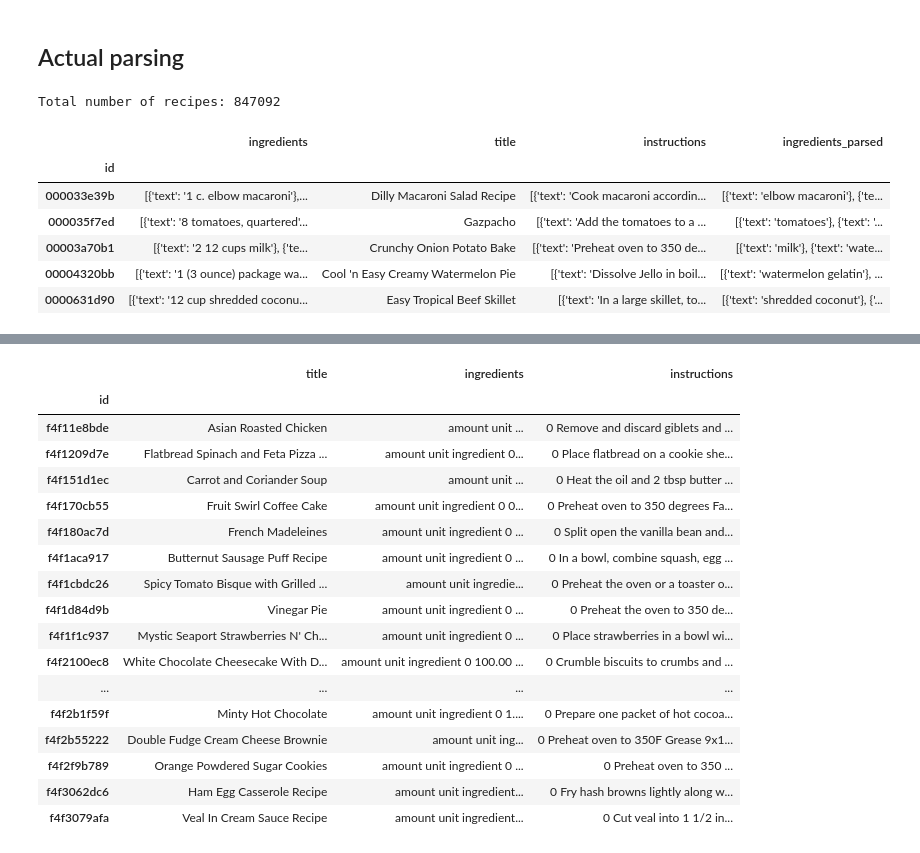
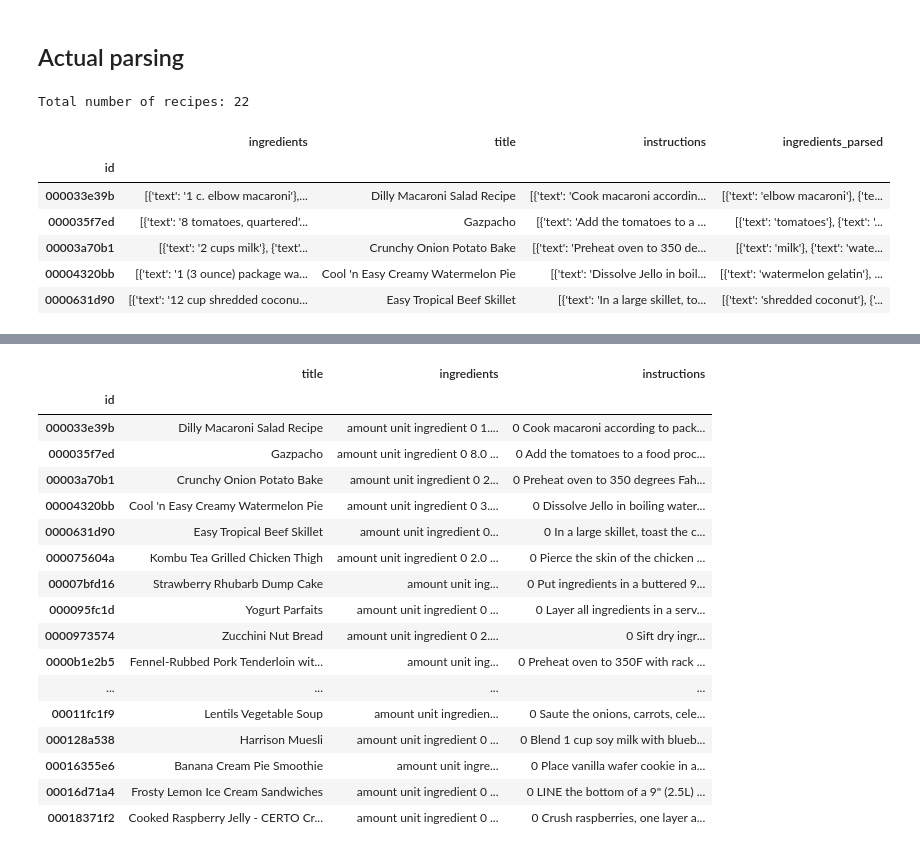
Before and after one commit to mscholl96/mad-recime, a Jupyter notebook: data/recipe1M/parser/parser.ipynb, the cells around one changed output, grey strips where cells are left out. Cells and saved outputs as stored; diff of their text form; code cells hidden in the pictures.

```diff
--- a/data/recipe1M/parser/parser.ipynb
+++ b/data/recipe1M/parser/parser.ipynb
@@ -39,8 +39,8 @@ from recipe import Recipe
 import requests
 from bs4 import BeautifulSoup
 
-#FILE_DIR = '../'
-FILE_DIR = '/content/drive/My Drive/Datasets/Recipe1M/'
+FILE_DIR = '../'
+#FILE_DIR = '/content/drive/My Drive/Datasets/Recipe1M/'
 # %% [markdown]
 ## Recipe1M data
 Recipe1M comes with various json files containing crawled recipes from the web. For our project, two of them are interesting:
@@ -96,22 +141,6 @@ Removed 149732 recipes with invalid ingredients
 # %%
-def isEmpty(string):
-    return not (string and string.strip())
-
-assert(isEmpty('') == True)
-assert(isEmpty('a b') == False)
-assert(isEmpty('    ') == True)
 
 indices = []
-
-# Replace fractions (such as "1/2")
-fractionRegex = re.compile('\d+/\d+')
-
-# Replace mixed fractions
-mixedFractionRegex = re.compile('\d+(?:\s|\s?\-\s?)\d+/\d+')
-
-# Needed to extract numbers
-numberRegex = re.compile('\d+')
-
 # Scraped amounts of food.com
 df_food_com_amounts = pd.read_pickle(FILE_DIR + 'food_com_amounts_conv.pkl')
 
@@ -142,23 +171,9 @@ for idx, recipe in recipe_data.iterrows():
         indices.append(idx)
         continue
 
+    # Replace numbers in ingredient texts
     for ingredient in recipe['ingredients']:
-        text = ingredient['text']
-        # First all mixed fractions
-        mixedFractions = re.findall(mixedFractionRegex, text)
-        for mixedFraction in mixedFractions:
-            numbers = [int(s) for s in re.findall(numberRegex, mixedFraction)]
-            float_representation = round(numbers[0] + numbers[1]/numbers[2], 2)
-            text = text.replace(mixedFraction, str(float_representation))
-        # Now the remaining fractions
-        fractions = re.findall(fractionRegex, text)
-        for fraction in fractions:
-            numbers = fraction.split('/')
-            float_representation = round(int(numbers[0])/int(numbers[1]), 2)
-            text = text.replace(fraction, str(float_representation))
-
-        # Replace original text
-        ingredient['text'] = text
+        ingredient['text'] = numberReplacement(ingredient['text'])
 
 # Remove the previously determined recipes
 recipe_data = recipe_data.drop(indices).drop(columns=['url'])
@@ -311,16 +303,16 @@ def postprocess(recipe):
 # %%
 recipes = []
 # Sort by ID,
-recipe_data = pd.read_pickle(FILE_DIR + '2022_02_11/layer1_valid.pkl')
+recipe_data = pd.read_pickle(FILE_DIR + 'layer1_valid.pkl')
 print(f'Total number of recipes: {len(recipe_data)}')
 recipe_data.head(5)
 # %% [output]
-Total number of recipes: 847092
+Total number of recipes: 22
 |  | ingredients | title | instructions | ingredients_parsed |
 | id |  |  |  |  |
 | 000033e39b | [{'text': '1 c. elbow macaroni'},... | Dilly Macaroni Salad Recipe | [{'text': 'Cook macaroni accordin... | [{'text': 'elbow macaroni'}, {'te... |
 | 000035f7ed | [{'text': '8 tomatoes, quartered'... | Gazpacho | [{'text': 'Add the tomatoes to a ... | [{'text': 'tomatoes'}, {'text': '... |
-| 00003a70b1 | [{'text': '2 12 cups milk'}, {'te... | Crunchy Onion Potato Bake | [{'text': 'Preheat oven to 350 de... | [{'text': 'milk'}, {'text': 'wate... |
+| 00003a70b1 | [{'text': '2 cups milk'}, {'text'... | Crunchy Onion Potato Bake | [{'text': 'Preheat oven to 350 de... | [{'text': 'milk'}, {'text': 'wate... |
 | 00004320bb | [{'text': '1 (3 ounce) package wa... | Cool 'n Easy Creamy Watermelon Pie | [{'text': 'Dissolve Jello in boil... | [{'text': 'watermelon gelatin'}, ... |
 | 0000631d90 | [{'text': '12 cup shredded coconu... | Easy Tropical Beef Skillet | [{'text': 'In a large skillet, to... | [{'text': 'shredded coconut'}, {'... |
 # %%
@@ -345,7 +337,7 @@ for idx, raw_recipe in recipe_data.iterrows():
     if len(recipes) == 100000:
         # Create data frame in the end (according to Stackoverflow this is faster)
         df = pd.DataFrame([r.to_dict() for r in recipes]).set_index('id')
-        path = FILE_DIR + f'2022_02_11/recipes_valid_{fileIndex}'
+        path = FILE_DIR + f'recipes_valid_{fileIndex}'
         fileIndex += 1
         df.to_pickle(path + '.pkl')
         del df
@@ -354,7 +346,7 @@ for idx, raw_recipe in recipe_data.iterrows():
 # Save remaining data
 if len(recipes) > 0:
     df = pd.DataFrame([r.to_dict() for r in recipes]).set_index('id')
-    path = FILE_DIR + f'2022_02_11/recipes_valid_{fileIndex}'
+    path = FILE_DIR + f'recipes_valid_{fileIndex}_test'
     df.to_pickle(path + '.pkl')
     df.to_json(path + '.json', orient='records')
 
@@ -387,18 +355,18 @@ Recipe d548274459 is not added bc {'amount': 213.0, 'uni
 |  | title | ingredients | instructions |
 | id |  |  |  |
-| f4f11e8bde | Asian Roasted Chicken | amount unit ... | 0 Remove and discard giblets and ... |
-| f4f1209d7e | Flatbread Spinach and Feta Pizza ... | amount unit ingredient 0... | 0 Place flatbread on a cookie she... |
-| f4f151d1ec | Carrot and Coriander Soup | amount unit ... | 0 Heat the oil and 2 tbsp butter ... |
-| f4f170cb55 | Fruit Swirl Coffee Cake | amount unit ingredient 0 0... | 0 Preheat oven to 350 degrees Fa... |
-| f4f180ac7d | French Madeleines | amount unit ingredient 0 ... | 0 Split open the vanilla bean and... |
-| f4f1aca917 | Butternut Sausage Puff Recipe | amount unit ingredient 0 ... | 0 In a bowl, combine squash, egg ... |
-| f4f1cbdc26 | Spicy Tomato Bisque with Grilled ... | amount unit ingredie... | 0 Preheat the oven or a toaster o... |
-| f4f1d84d9b | Vinegar Pie | amount unit ingredient 0 ... | 0 Preheat the oven to 350 de... |
-| f4f1f1c937 | Mystic Seaport Strawberries N' Ch... | amount unit ingredient 0 ... | 0 Place strawberries in a bowl wi... |
-| f4f2100ec8 | White Chocolate Cheesecake With D... | amount unit ingredient 0 100.00 ... | 0 Crumble biscuits to crumbs and ... |
+| 000033e39b | Dilly Macaroni Salad Recipe | amount unit ingredient 0 1.... | 0 Cook macaroni according to pack... |
+| 000035f7ed | Gazpacho | amount unit ingredient 0 8.0 ... | 0 Add the tomatoes to a food proc... |
+| 00003a70b1 | Crunchy Onion Potato Bake | amount unit ingredient 0 2... | 0 Preheat oven to 350 degrees Fah... |
+| 00004320bb | Cool 'n Easy Creamy Watermelon Pie | amount unit ingredient 0 3.... | 0 Dissolve Jello in boiling water... |
+| 0000631d90 | Easy Tropical Beef Skillet | amount unit ingredient 0... | 0 In a large skillet, toast the c... |
+| 000075604a | Kombu Tea Grilled Chicken Thigh | amount unit ingredient 0 2.0 ... | 0 Pierce the skin of the chicken ... |
+| 00007bfd16 | Strawberry Rhubarb Dump Cake | amount unit ing... | 0 Put ingredients in a buttered 9... |
+| 000095fc1d | Yogurt Parfaits | amount unit ingredient 0 ... | 0 Layer all ingredients in a serv... |
+| 0000973574 | Zucchini Nut Bread | amount unit ingredient 0 2.... | 0 Sift dry ingr... |
+| 0000b1e2b5 | Fennel-Rubbed Pork Tenderloin wit... | amount unit ing... | 0 Preheat oven to 350F with rack ... |
 | ... | ... | ... | ... |
-| f4f2b1f59f | Minty Hot Chocolate | amount unit ingredient 0 1.... | 0 Prepare one packet of hot cocoa... |
-| f4f2b55222 | Double Fudge Cream Cheese Brownie | amount unit ing... | 0 Preheat oven to 350F Grease 9x1... |
-| f4f2f9b789 | Orange Powdered Sugar Cookies | amount unit ingredient 0 ... | 0 Preheat oven to 350 ... |
-| f4f3062dc6 | Ham Egg Casserole Recipe | amount unit ingredient... | 0 Fry hash browns lightly along w... |
-| f4f3079afa | Veal In Cream Sauce Recipe | amount unit ingredient... | 0 Cut veal into 1 1/2 in... |
+| 00011fc1f9 | Lentils Vegetable Soup | amount unit ingredien... | 0 Saute the onions, carrots, cele... |
+| 000128a538 | Harrison Muesli | amount unit ingredient 0 ... | 0 Blend 1 cup soy milk with blueb... |
+| 00016355e6 | Banana Cream Pie Smoothie | amount unit ingre... | 0 Place vanilla wafer cookie in a... |
+| 00016d71a4 | Frosty Lemon Ice Cream Sandwiches | amount unit ingredient 0 ... | 0 LINE the bottom of a 9" (2.5L) ... |
+| 00018371f2 | Cooked Raspberry Jelly - CERTO Cr... | amount unit ingredient 0 ... | 0 Crush raspberries, one layer a... |
```
Also changed, not shown: parts of 7 cells of this notebook.
